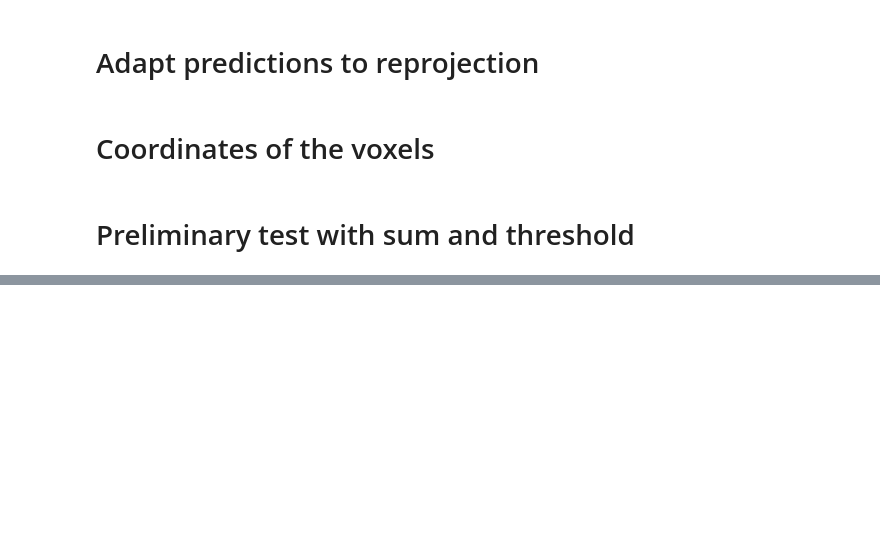
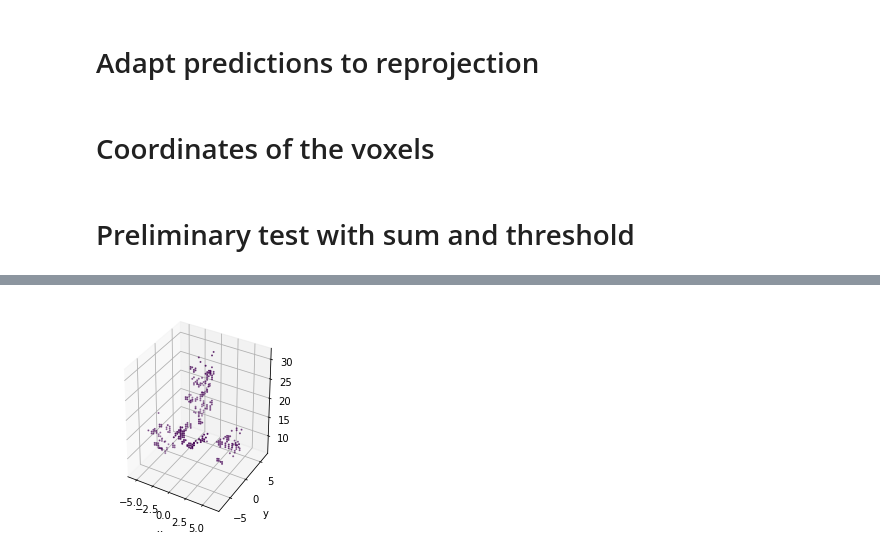
Before and after one commit to romi/romiseg, a Jupyter notebook: class_from_labels.ipynb, the cells around one changed output, grey strips where cells are left out. Drawn from its saved outputs; the diff is of its cells as text; code cells hidden in the pictures; blank space fills up the shorter version.

```diff
--- a/class_from_labels.ipynb
+++ b/class_from_labels.ipynb
@@ -178,0 +255,35 @@ for labl in [1,2,3,5]:
+# %%
+pred_pad = torch.zeros((N_cam, label_num, xinit, yinit))
+pred_pad[:,:,(xinit-Sx)//2:(xinit+Sx)//2,(yinit-Sy)//2:(yinit+Sy)//2] = pred_tot #To fit the camera parameters
+pred_pad = pred_pad.permute(0,2,3,1)
+
+preds_flat = adjust_predictions(pred_pad)
+# %%
+xy_full_flat = torch.load('voxel_coord/coordinates_05.pt').to(device)
+
+assign_preds = preds_flat[xy_full_flat].reshape(pred_pad.shape[0],
+                                                xy_full_flat.shape[0]//pred_pad.shape[0], preds_flat.shape[-1])
+del xy_full_flat
+all_views_preds = torch.sum(assign_preds, dim = 0)
+preds = torch.argmax(all_views_preds, dim = 1)
+# %%
+vol = torch.load('voxel_coord/voxels_05.pt')
+vol[:, 3] = preds.cpu()
+# %%
+fig = plt.figure()
+ax = fig.add_subplot(111, projection='3d')
+vox = vol[vol[:,3] != 0]
+vox = vox[vox[:,3] != 6]
+vox = vox[vox[:,3] != 3]
+vox = vox[vox[:,3] != 4]
+vox = vox[vox[:,3] != 2]
+vox = vox[vox[:,3] != 1]
+
+ax.scatter(vox[:,0], vox[:,1], vox[:,2], s = 1, c = vox[:,3])
+ax.set_xlabel('x')
+ax.set_ylabel('y')
+ax.set_zlabel('z')
+ax.set_aspect('equal')
+plt.show()
+# %% [output]
+[figure, added]
```
Also changed, not shown: parts of 19 cells of this notebook, 6 other files.
